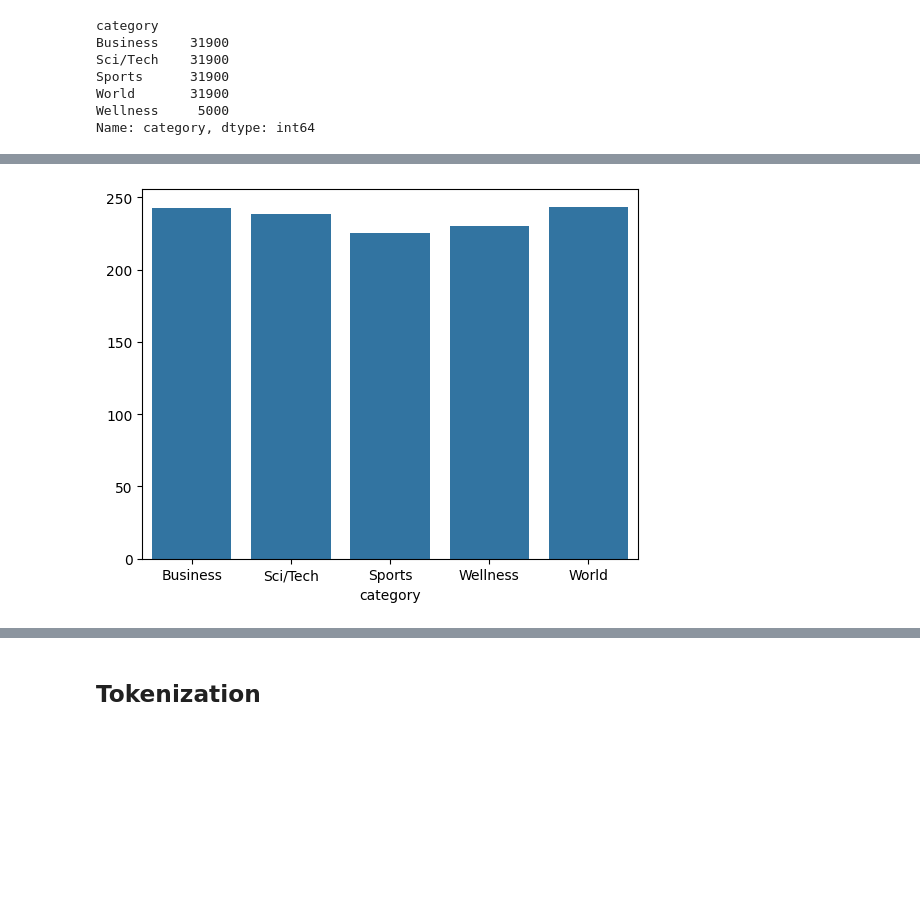
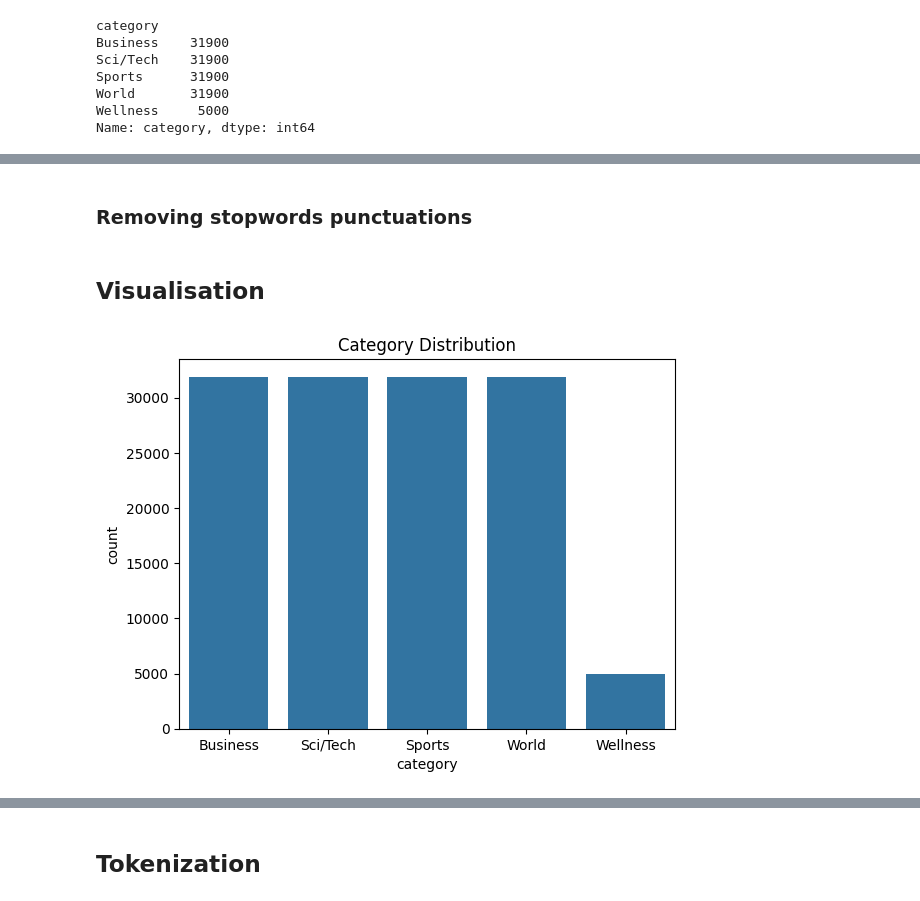
Before and after one commit to vsoos/CloudComputing, a Jupyter notebook: ex2/2_notebook2_GPU/ex2_2_gpu.ipynb, the cells around one changed output, grey strips where cells are left out. Drawn from its saved outputs; the diff is of its cells as text; code cells hidden in the pictures; blank space fills up the shorter version.

```diff
--- a/ex2/2_notebook2_GPU/ex2_2_gpu.ipynb
+++ b/ex2/2_notebook2_GPU/ex2_2_gpu.ipynb
@@ -84,5 +70,5 @@ os.chdir(folder_path)
 # %%
-df_well = pd.read_csv('NewsCategorizer.csv')
+df_well = pd.read_csv('data/news_categorizer.csv')
 # %%
 df_well.shape
 # %% [output]
@@ -267,8 +250,3 @@ plt.show()
-# %%
-df["text_length"] = df["text"].str.len()
-df.groupby("category")["text_length"].mean()
-sns.barplot(x=df.groupby("category")["text_length"].mean().index, y=df.groupby("category")["text_length"].mean().values)
-plt.show()
-# %% [output]
-[figure, removed]
+# %% [markdown]
+### Removing stopwords punctuations
 # %%
@@ -281,3 +258,11 @@ def remove_stopwords_and_punctuations(text):
     return ' '.join(words_preprocessed)
 # %%
 df['text'] = df['text'].apply(remove_stopwords_and_punctuations)
+# %% [markdown]
+## Visualisation
+# %%
+sns.countplot(x="category", data=df)
+plt.title("Category Distribution")
+plt.show()
+# %% [output]
+[figure, added]
```
Also changed, not shown: parts of 34 cells of this notebook.
